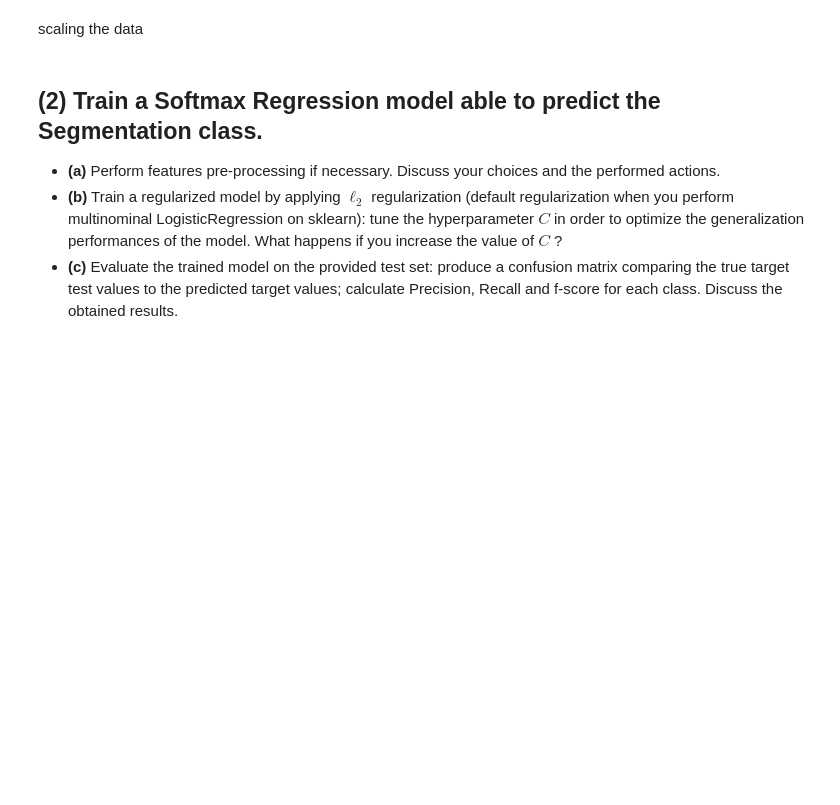
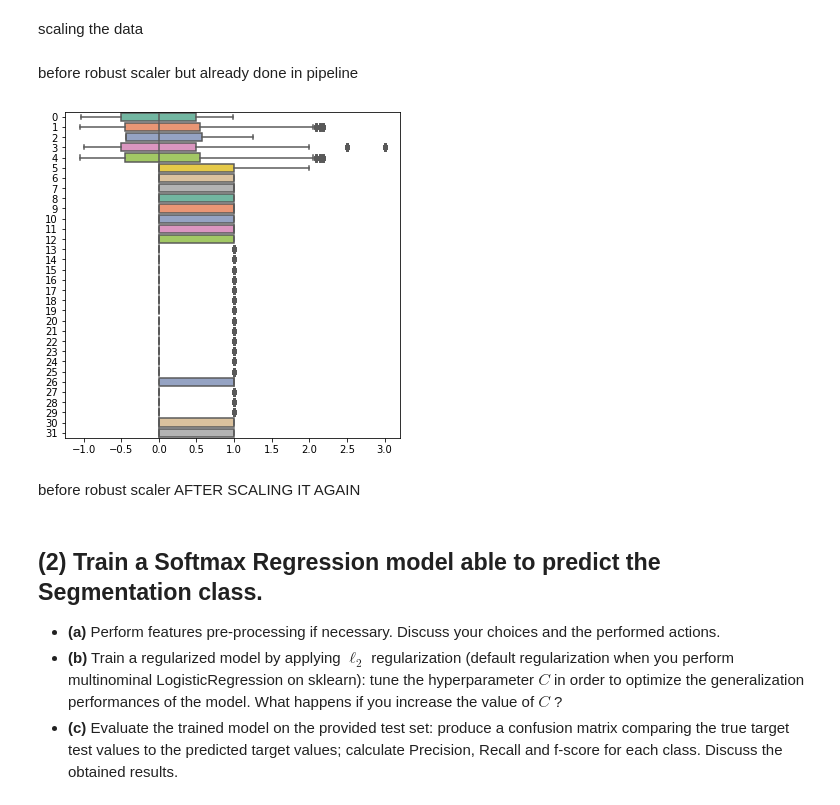
Before and after one commit to k0ruy/supervised_learning, a Jupyter notebook: projects/2nd_PROJECT/actual_project/Project2_BerchtoldChristian.ipynb, the cells around one changed output. Cells and saved outputs as stored; diff of their text form; code cells hidden in the pictures; blank space fills up the shorter version.

```diff
--- a/projects/2nd_PROJECT/actual_project/Project2_BerchtoldChristian.ipynb
+++ b/projects/2nd_PROJECT/actual_project/Project2_BerchtoldChristian.ipynb
@@ -296,4 +301,11 @@ y_test = df_test['Segmentation']
 No outliers to drop
 # %% [markdown]
 scaling the data
+# %% [markdown]
+before robust scaler but already done in pipeline
+# %%
+plt.figure(figsize=(6,6))
+ax = sns.boxplot(data=X_train, orient="h", palette="Set2")
+# %% [output]
+[figure, added]
 # %%
@@ -307,3 +319,5 @@ X_test = transformer.transform(X_test)
+# %% [markdown]
+before robust scaler AFTER SCALING IT AGAIN
 # %% [markdown]
 ## (2) Train a **Softmax Regression** model able to predict the Segmentation class.
 * **(a)** Perform features pre-processing if necessary. Discuss your choices and the performed actions.
```
Also changed, not shown: parts of 8 cells of this notebook, 1 other file.
